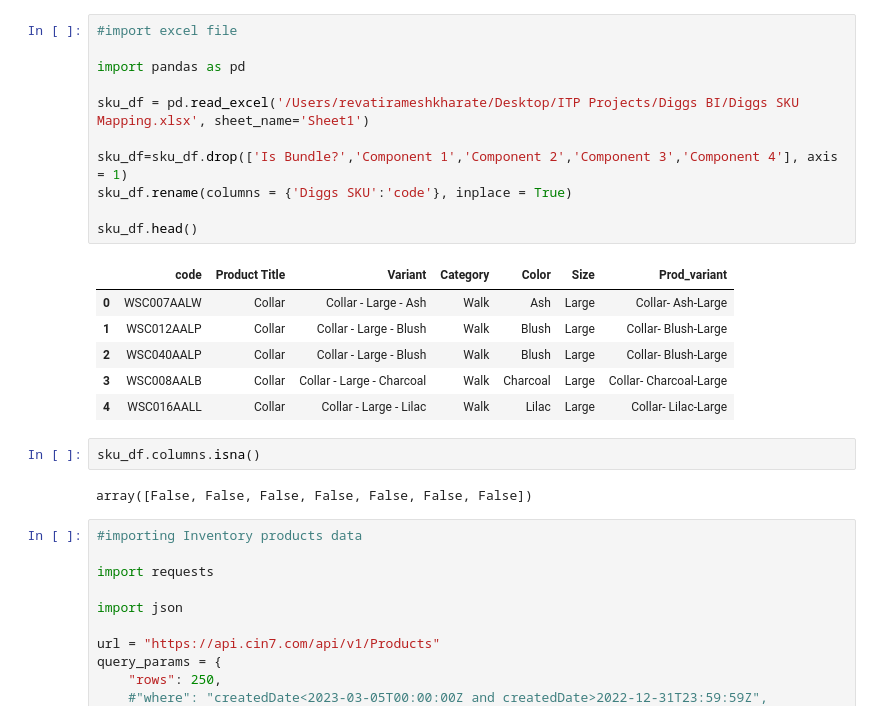
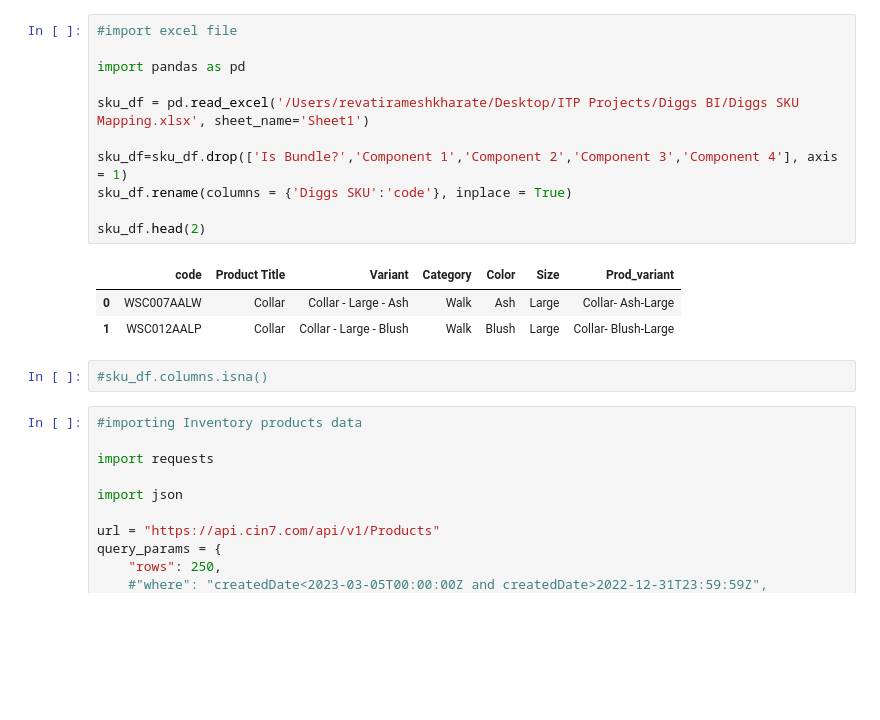
Before and after one commit to revatikharate/Diggs-Business-Intelligence, a Jupyter notebook: Inventory-march18.ipynb, the cells around one changed output. Cells and saved outputs as stored; diff of their text form; blank space fills up the shorter version.

```diff
--- a/Inventory-march18.ipynb
+++ b/Inventory-march18.ipynb
@@ -1,25 +22,20 @@
 # %%
 #import excel file
 
 import pandas as pd
 
 sku_df = pd.read_excel('/Users/revatirameshkharate/Desktop/ITP Projects/Diggs BI/Diggs SKU Mapping.xlsx', sheet_name='Sheet1')
 
 sku_df=sku_df.drop(['Is Bundle?','Component 1','Component 2','Component 3','Component 4'], axis = 1)
 sku_df.rename(columns = {'Diggs SKU':'code'}, inplace = True)
 
-sku_df.head()
+sku_df.head(2)
 # %% [output]
 |  | code | Product Title | Variant | Category | Color | Size | Prod_variant |
 | 0 | WSC007AALW | Collar | Collar - Large - Ash | Walk | Ash | Large | Collar- Ash-Large |
 | 1 | WSC012AALP | Collar | Collar - Large - Blush | Walk | Blush | Large | Collar- Blush-Large |
-| 2 | WSC040AALP | Collar | Collar - Large - Blush | Walk | Blush | Large | Collar- Blush-Large |
-| 3 | WSC008AALB | Collar | Collar - Large - Charcoal | Walk | Charcoal | Large | Collar- Charcoal-Large |
-| 4 | WSC016AALL | Collar | Collar - Large - Lilac | Walk | Lilac | Large | Collar- Lilac-Large |
 # %%
-sku_df.columns.isna()
+#sku_df.columns.isna()
-# %% [output]
-array([False, False, False, False, False, False, False])
 # %%
 #importing Inventory products data
 
```
Also changed, not shown: parts of 68 cells of this notebook.
